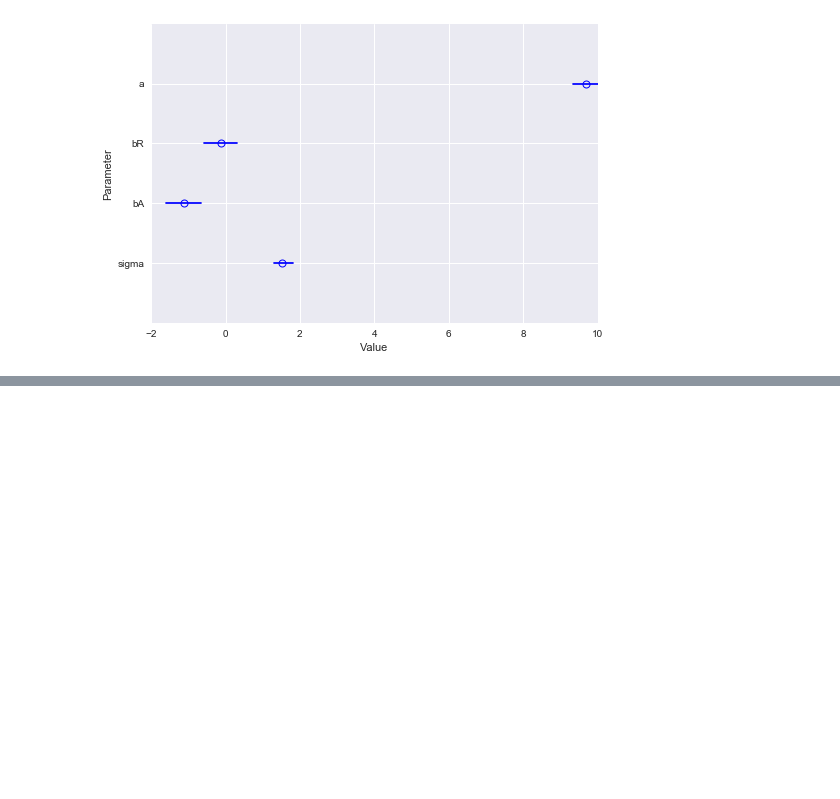
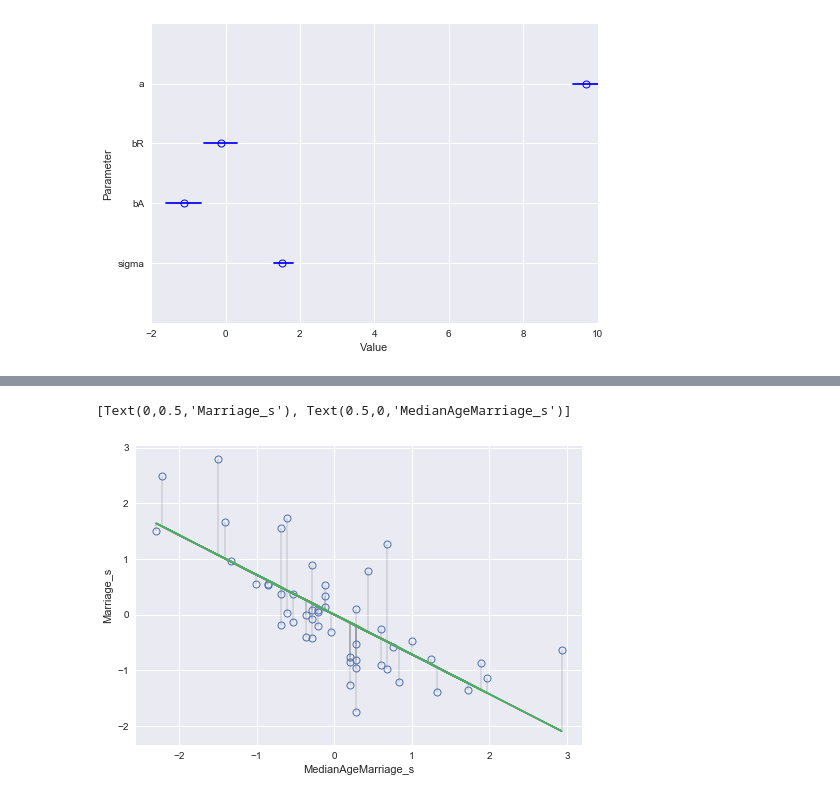
Before and after one commit to nwweber/statistical_rethinking, a Jupyter notebook: chapter_05_multivariate_linear_models.ipynb, the cells around one changed output, grey strips where cells are left out. Drawn from its saved outputs; the diff is of its cells as text; code cells hidden in the pictures; blank space fills up the shorter version.

```diff
--- a/chapter_05_multivariate_linear_models.ipynb
+++ b/chapter_05_multivariate_linear_models.ipynb
@@ -178,0 +184,11 @@ for ix, pname in enumerate(params):
+# %%
+# Code 5.6
+with pm.Model() as m5_4:
+
+    sigma = pm.Uniform('sigma', lower=0, upper=10)
+    b = pm.Normal('b', mu=0, sd=1)
+    a = pm.Normal('a', mu=0, sd=10)
+    mu = pm.Deterministic('mu', a + b * d.MedianAgeMarriage_s)
+    Marriage_s = pm.Normal('Marriage_s', mu=mu, sd=sigma, observed=d.Marriage_s)
+
+    trace_m5_4 = pm.sample(draws=1000, tune=1000)
@@ -178,0 +204,4 @@ for ix, pname in enumerate(params):
+# %%
+# Code 5.7
+trace_m5_4_pd = pm.trace_to_dataframe(trace_m5_4)
+trace_m5_4_pd.head()
@@ -178,0 +216,5 @@ for ix, pname in enumerate(params):
+# %%
+# each state corresponds to one of the 'mu_x' columns in the trace dataframe. for each sample of (a, b) a value of mu for
+# each state (0 through 49) was calculated
+# thus: MAP mu for state 0 = mean of mu_0 column, I think? **verify this**
+mu = trace_m5_4_pd.filter(axis=1, like='mu__').mean()
@@ -178,0 +224,10 @@ for ix, pname in enumerate(params):
+# %%
+# Code 5.8
+fig, ax = plt.subplots()
+ax.plot('MedianAgeMarriage_s', 'Marriage_s', 'o', fillstyle='none', mew=1, data=d);
+ax.plot(d.MedianAgeMarriage_s, mu)
+ax.vlines(x=d.MedianAgeMarriage_s, ymin=mu, ymax=d.Marriage_s, alpha=0.1)
+ax.set(xlabel='MedianAgeMarriage_s', ylabel='Marriage_s')
+# %% [output]
+[Text(0,0.5,'Marriage_s'), Text(0.5,0,'MedianAgeMarriage_s')]
+[figure, added]
```
Also changed, not shown: parts of 5 cells of this notebook.
